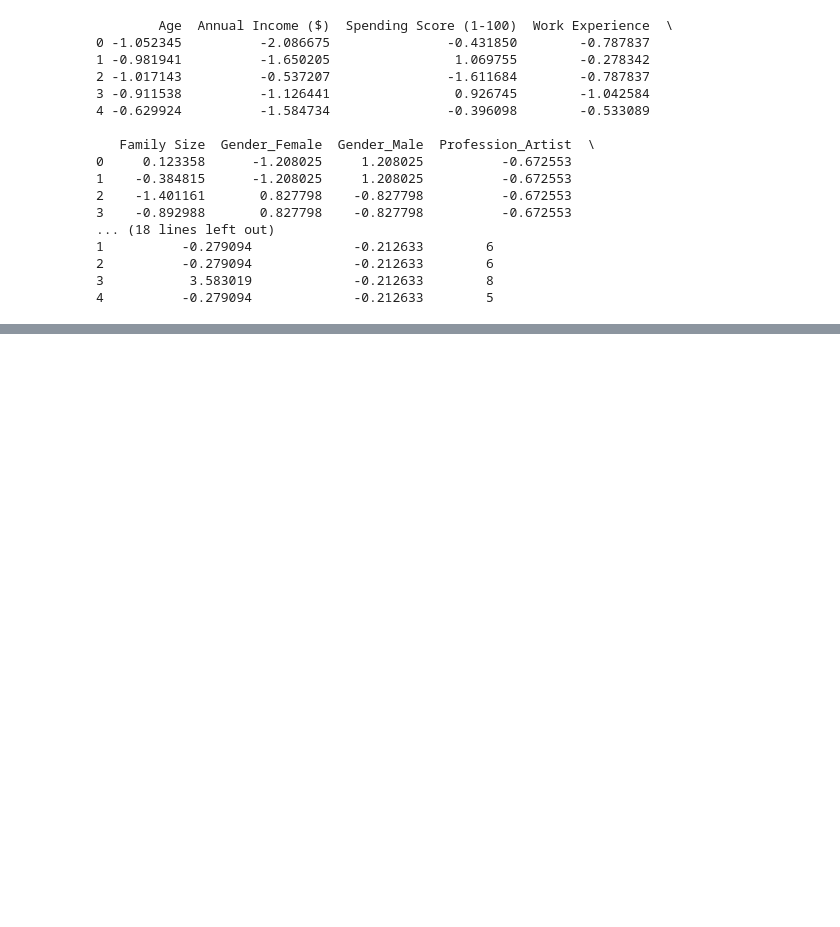
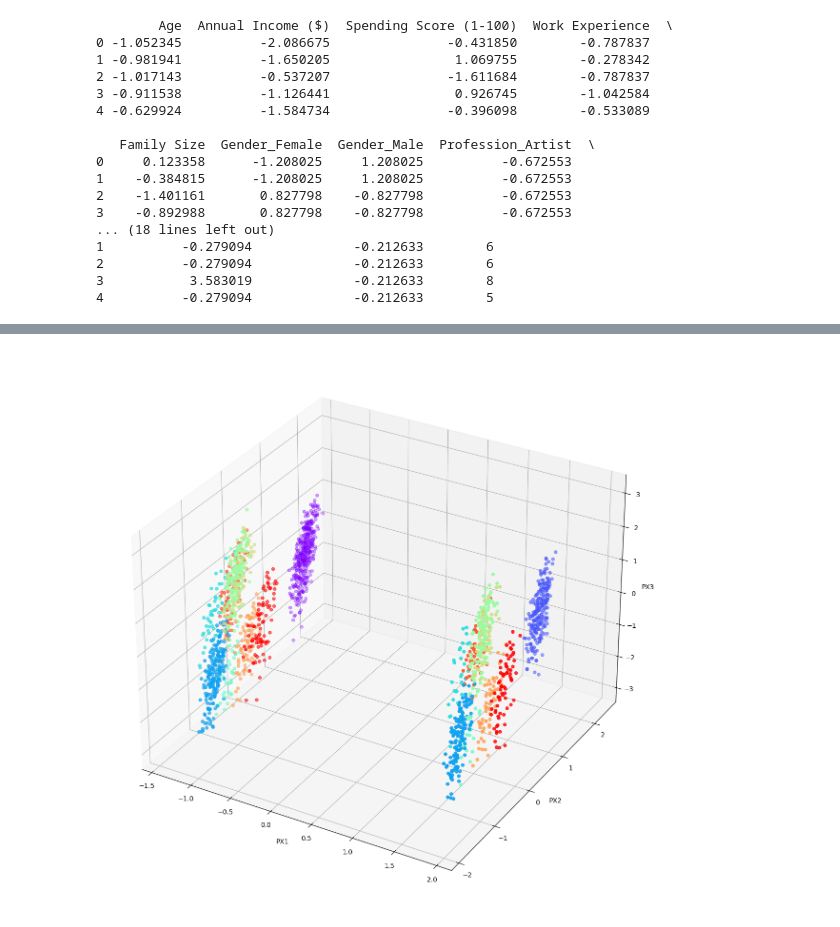
Before and after one commit to ryaoltech/COMP257_UnspLearning_Grp08, a Jupyter notebook: COMP257-UL-Group08_ROL.ipynb, the cells around one changed output, grey strips where cells are left out. Cells and saved outputs as stored; diff of their text form; code cells hidden in the pictures; blank space fills up the shorter version.

Commit message:
showing the cluster in 3D

```diff
--- a/COMP257-UL-Group08_ROL.ipynb
+++ b/COMP257-UL-Group08_ROL.ipynb
@@ -257,0 +274,13 @@ print(customer_cleaned_scaled_clustered.head())
+# %%
+#plotting the clusters in 3 dimensions
+customer_pca3 = PCA(n_components=3).fit_transform(customer_cleaned_scaled)
+from mpl_toolkits.mplot3d import Axes3D
+fig = plt.figure(figsize=(15, 15))
+ax = fig.add_subplot(111, projection='3d')
+ax.scatter(customer_pca3[:,0], customer_pca3[:,1], customer_pca3[:,2], c=customer_cleaned_scaled_clustered['cluster'], cmap='rainbow')
+ax.set_xlabel('PX1')
+ax.set_ylabel('PX2')
+ax.set_zlabel('PX3')
+plt.show()
+# %% [output]
+[figure, added]
```
Also changed, not shown: parts of 3 cells of this notebook.
